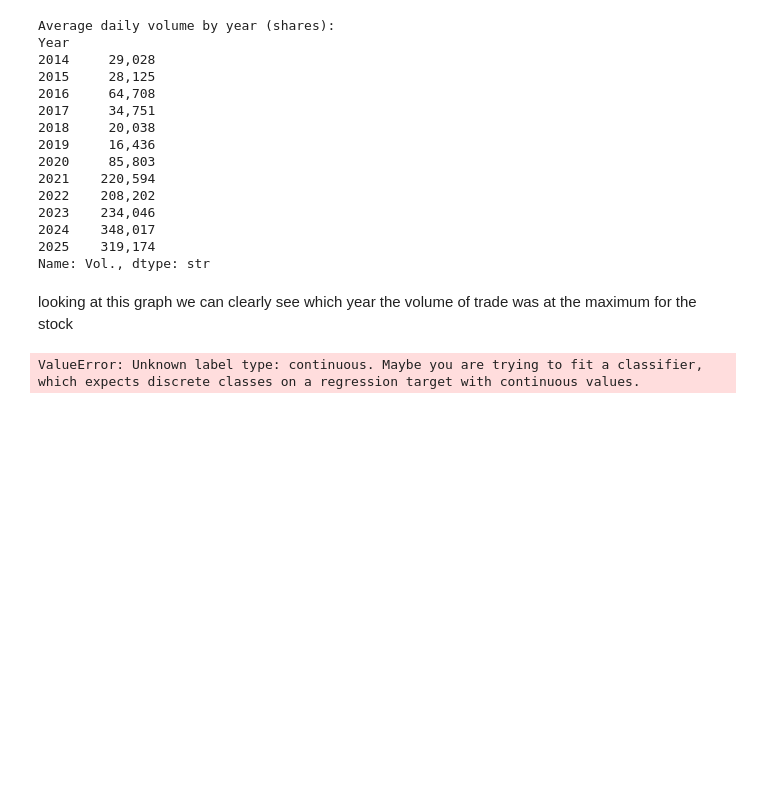
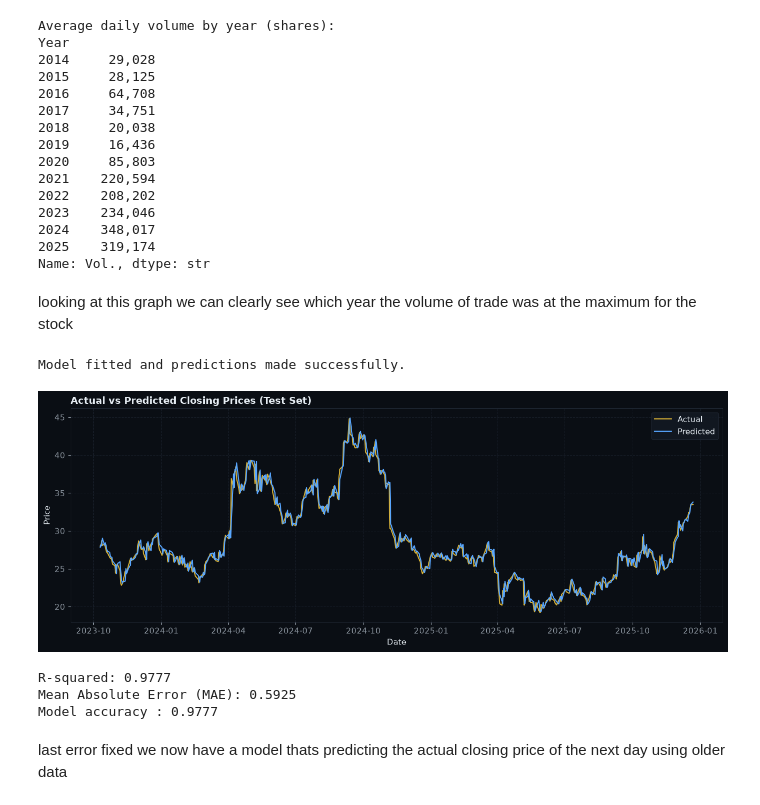
Before and after one commit to Talhawaqarr/Final-project, a Jupyter notebook: analysis.ipynb, the cells around one changed output. Drawn from its saved outputs; the diff is of its cells as text; code cells hidden in the pictures; blank space fills up the shorter version.

Commit message:
last error fixed and made the predictions and saw accuracy

```diff
--- a/analysis.ipynb
+++ b/analysis.ipynb
@@ -215,7 +215,7 @@ Name: Vol., dtype: str
 # %% [markdown]
 looking at this graph we can clearly see which year the volume of trade was at the maximum for the stock
 # %%
-from sklearn.linear_model import LogisticRegression
+from sklearn.linear_model import LinearRegression
 from sklearn.ensemble import RandomForestClassifier
 from sklearn.preprocessing import StandardScaler
 from sklearn.metrics import accuracy_score, roc_auc_score, classification_report, confusion_matrix
@@ -227,6 +227,9 @@ data.dropna(inplace=True)
 
 #separating the data into training and testing sets based on the date, with the training set containing data before 2023 and the testing set containing data from 2023 onwards
 data["Target"] = data["close"].shift(-1)
+
+# Remove the final row where tomorrow's price doesn't exist
+data = data.dropna(subset=["Target"])
 #making features for the model to look at
 features = [
     "Open",
@@ -234,37 +237,68 @@ features = [
     "Low",
     "close",
     "Vol.",
     "DailyReturn",
     "MA50",
     "MA200",
     "Volatility21d"
 ]
 #input features and target variable for the model
 X = data[features]
 y = data["Target"]
 
 split = int(len(data) * 0.8)
 #not splitting the data randomly with the training set containing data before 2023 and the testing set containing data from 2023 onwards
 X_train = X.iloc[:split]
 X_test = X.iloc[split:]
 #same goes for the target with the training set containing data before 2023 and the testing set containing data from 2023 onwards
 y_train = y.iloc[:split]
 y_test = y.iloc[split:]
 
-model = LogisticRegression()
+model = LinearRegression()
 model.fit(X_train, y_train)
 X_test.isna().sum()
 predictions = model.predict(X_test)
 
+print("Model fitted and predictions made successfully.")
+
+#predictions vs actual values for the test set
+plt.figure(figsize=(13, 5))
+plt.plot(data["Date"].iloc[split:], y_test, color=GOLD, label="Actual")
+plt.plot(data["Date"].iloc[split:], predictions, color=BLUE, label="Predicted")
+plt.title("Actual vs Predicted Closing Prices (Test Set)", fontsize=13, fontweight="bold", loc="left")
+plt.xlabel("Date")
+plt.ylabel("Price")
+plt.legend()
+plt.tight_layout()
+plt.show()
+
+#lets check model performance using R-squared and Mean Absolute Error (MAE)
+from sklearn.metrics import r2_score, mean_absolute_error
+r2 = r2_score(y_test, predictions)
+mae = mean_absolute_error(y_test, predictions)
+print(f"R-squared: {r2:.4f}")
+print(f"Mean Absolute Error (MAE): {mae:.4f}")
+
+#model accuracy is not best for regression but we can get a rough idea from it
+
+accuracy = model.score(X_test, y_test)
+print(f"Model accuracy : {accuracy:.4f}")
+
 #my model.fit(X_train, y_train) is giving me an error because the input data contains NaN values I need to check for missing values in the training and testing sets
-"""print("Train:")
-print(X_train.isna().sum())
+#print("Train:")
+#print(X_train.isna().sum())
+#
+#print("Test:")
+#print(X_test.isna().sum())
 
-print("Test:")
-print(X_test.isna().sum())
-"""
 #okay soo i made 3 new columns for the moving averages and volatility but i forgot to fill in the missing values for those columns so i need to fill in the missing values for those columns before fitting the model
 #i can just drop na values from the training and testing sets since the missing values are only at the beginning of the dataset and won't affect the model's performance
 #i will drop them before separating the data into training and testing sets so that the model can be trained on a complete dataset
 # %% [output]
-ValueError: Unknown label type: continuous. Maybe you are trying to fit a classifier, which expects discrete classes on a regression target with continuous values.
+Model fitted and predictions made successfully.
+[figure, added]
+R-squared: 0.9777
+Mean Absolute Error (MAE): 0.5925
+Model accuracy : 0.9777
+# %% [markdown]
+last error fixed we now have a model thats predicting the actual closing price of the next day using older data
```
Also changed, not shown: parts of 1 cell of this notebook.
